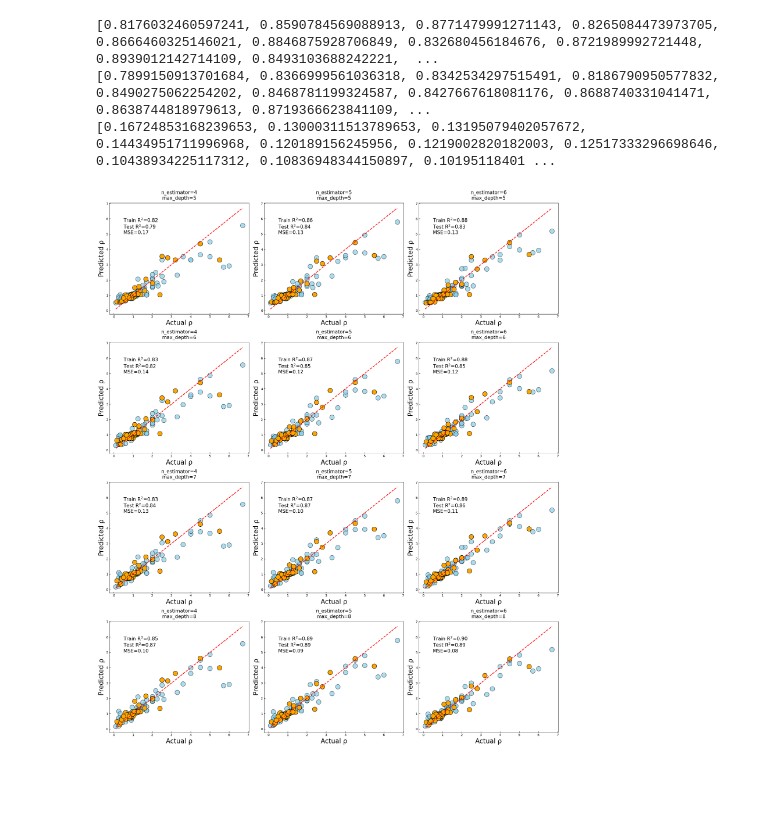
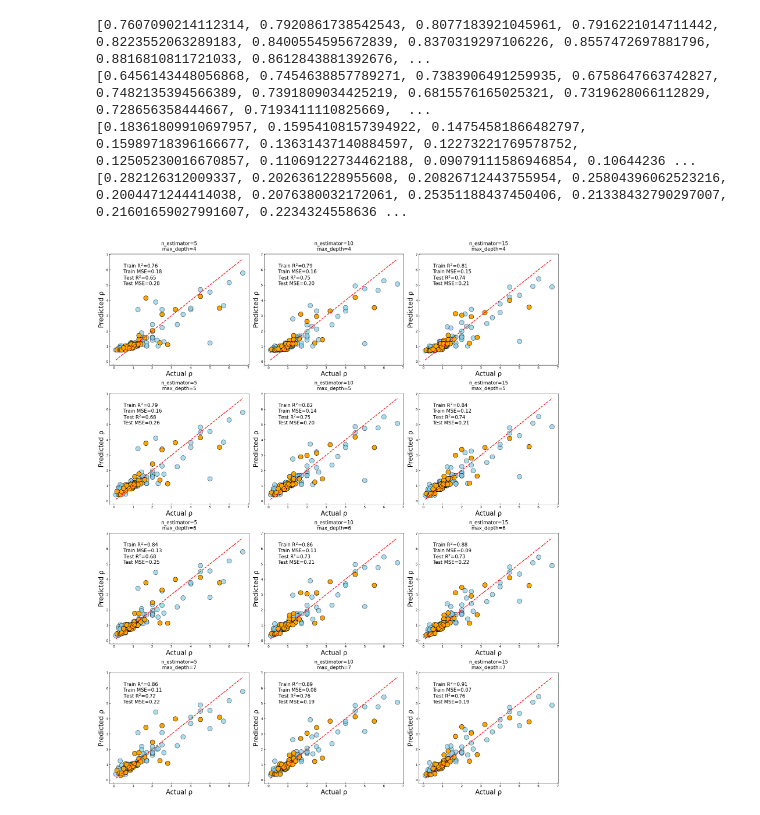
Before and after one commit to jwang032/Machine-leanring-for-EPOC-in-RWGS, a Jupyter notebook: RFR.ipynb, the cells around one changed output. Drawn from its saved outputs; the diff is of its cells as text; code cells hidden in the pictures; blank space fills up the shorter version.

```diff
--- a/RFR.ipynb
+++ b/RFR.ipynb
@@ -78,7 +78,7 @@ test_mse_all=[]
 train_mse_all=[]
 depth_range=range(1,11)
 for i in depth_range:
-    RFR = RandomForestRegressor(n_estimators=5, max_depth=i, min_samples_split=2, random_state=0)
+    RFR = RandomForestRegressor(n_estimators=10, max_depth=i, min_samples_split=2, random_state=0)
     RFR.fit(X_train, y_train)
     y_predict = RFR.predict(X_test)
     y_predict_2 = RFR.predict(X_train)
@@ -97,7 +97,7 @@ plt.plot(depth_range, test_sc_all, lw=3, c='blue', label='Test R$^{2}$')
 plt.plot(depth_range, test_mse_all, lw=3, c='red', label='Test MSE')
 plt.xlabel('max_depth', fontsize=15)
 plt.ylabel('Score', fontsize=15)
-plt.legend(loc='best', fontsize=15, frameon=False)
+plt.legend(loc='best', fontsize=12, frameon=False)
 plt.tick_params(which='both', direction='in', labelsize=10)
 plt.tight_layout()
 plt.savefig('RFR Scores vs. max_depth.jpg', format='jpeg', dpi=600)
@@ -146,7 +146,7 @@ test_mse_all=[]
 train_mse_all=[]
 split_range=range(2,11)
 for i in split_range:
-    RFR = RandomForestRegressor(n_estimators=5, max_depth=7, min_samples_split=i, random_state=0)
+    RFR = RandomForestRegressor(n_estimators=10, max_depth=7, min_samples_split=i, random_state=0)
     RFR.fit(X_train, y_train)
     y_predict = RFR.predict(X_test)
     y_predict_2 = RFR.predict(X_train)
@@ -165,7 +165,7 @@ plt.plot(split_range, test_sc_all, lw=3, c='blue', label='Test R$^{2}$')
 plt.plot(split_range, test_mse_all, lw=3, c='red', label='Test MSE')
 plt.xlabel('min_samples_split', fontsize=15)
 plt.ylabel('Score', fontsize=15)
-plt.legend(loc='best', fontsize=15, frameon=False)
+plt.legend(loc='best', fontsize=12, frameon=False)
 plt.tick_params(which='both', direction='in', labelsize=10)
 plt.tight_layout()
 plt.savefig('RFR Scores vs. min_samples_split.jpg', format='jpeg', dpi=600)
@@ -175,50 +175,55 @@ plt.show()
 # %%
 from sklearn.model_selection import cross_val_score
 
-n = [4, 5, 6]
-m = [5, 6, 7, 8]
+n = [5, 10, 15]
+m = [4, 5, 6, 7]
 
 fig, subaxes = plt.subplots(len(m), len(n), figsize=(len(m)*5, len(n)*8))
 
 all_train_r2 = []
 all_test_r2 = []
-all_mse = []
+all_train_mse = []
+all_test_mse = []
 
 for i, this_m in enumerate(m):
     for j, this_n in enumerate(n):
         RFR = RandomForestRegressor(n_estimators=this_n, max_depth=this_m, min_samples_split=2, random_state=0)
         RFR.fit(X_train, y_train)
         y_predict = RFR.predict(X_test)
         y_predict_2 = RFR.predict(X_train)
 
         subaxes[i, j].scatter(y_train, y_predict_2, s=200, alpha=0.7, edgecolors='black', c='skyblue')
         subaxes[i, j].scatter(y_test, y_predict, s=200, edgecolors='black', c='orange')
         subaxes[i, j].plot([y.min(), y.max()], [y.min(), y.max()], 'r--', lw=2)
         subaxes[i, j].set_title(f'n_estimator={this_n}\nmax_depth={this_m}', pad=10, fontsize=15)
         subaxes[i, j].set_xlabel('Actual ρ', size=20)
         subaxes[i, j].set_ylabel('Predicted ρ', size=20)
 
         train_sc = RFR.score(X_train, y_train)
         test_sc = RFR.score(X_test, y_test)
-        mse = mean_squared_error(y_test, y_predict)
+        train_mse = mean_squared_error(y_train, y_predict_2)
+        test_mse = mean_squared_error(y_test, y_predict)
         all_train_r2.append(train_sc)
         all_test_r2.append(test_sc)
-        all_mse.append(mse)
+        all_train_mse.append(train_mse)
+        all_test_mse.append(test_mse)
 
-        subaxes[i, j].text(0.5, 5, f'Train R$^{2}$={train_sc:.2f}\nTest R$^{2}$={test_sc:.2f}\nMSE={mse:.2f}',
+        subaxes[i, j].text(0.5, 5, f'Train R$^{2}$={train_sc:.2f}\nTrain MSE={train_mse:.2f}\nTest R$^{2}$={test_sc:.2f}\nTest MSE={test_mse:.2f}',
                              fontsize=15)
         subaxes[i, j].tick_params(which='both', direction='in', labelsize=10)
 
 print(all_train_r2)
 print(all_test_r2)
-print(all_mse)
+print(all_train_mse)
+print(all_test_mse)
 
 plt.tight_layout()
-#plt.savefig('RFR prediction matrix.jpg', format='jpeg', dpi=600)
+plt.savefig('RFR prediction matrix.jpg', format='jpeg', dpi=600)
 plt.show()
 # %% [output]
-[0.8176032460597241, 0.8590784569088913, 0.8771479991271143, 0.8265084473973705, 0.8666460325146021, 0.8846875928706849, 0.832680456184676, 0.8721989992721448, 0.8939012142714109, 0.8493103688242221,  ...
-[0.7899150913701684, 0.8366999561036318, 0.8342534297515491, 0.8186790950577832, 0.8490275062254202, 0.8468781199324587, 0.8427667618081176, 0.8688740331041471, 0.8638744818979613, 0.8719366623841109, ...
-[0.16724853168239653, 0.13000311513789653, 0.13195079402057672, 0.14434951711996968, 0.120189156245956, 0.1219002820182003, 0.12517333296698646, 0.10438934225117312, 0.10836948344150897, 0.10195118401 ...
+[0.7607090214112314, 0.7920861738542543, 0.8077183921045961, 0.7916221014711442, 0.8223552063289183, 0.8400554595672839, 0.8370319297106226, 0.8557472697881796, 0.8816810811721033, 0.8612843881392676, ...
+[0.6456143448056868, 0.7454638857789271, 0.7383906491259935, 0.6758647663742827, 0.7482135394566389, 0.7391809034425219, 0.6815576165025321, 0.7319628066112829, 0.728656358444667, 0.7193411110825669,  ...
+[0.18361809910697957, 0.15954108157394922, 0.14754581866482797, 0.15989718396166677, 0.13631437140884597, 0.12273221769578752, 0.12505230016670857, 0.11069122734462188, 0.09079111586946854, 0.10644236 ...
+[0.282126312009337, 0.2026361228955608, 0.20826712443755954, 0.25804396062523216, 0.2004471244414038, 0.2076380032172061, 0.25351188437450406, 0.21338432790297007, 0.21601659027991607, 0.2234324558636 ...
-[figure, old version]
+[figure, new version]
 # %%
```
Also changed, not shown: parts of 6 cells of this notebook, 10 other files.
